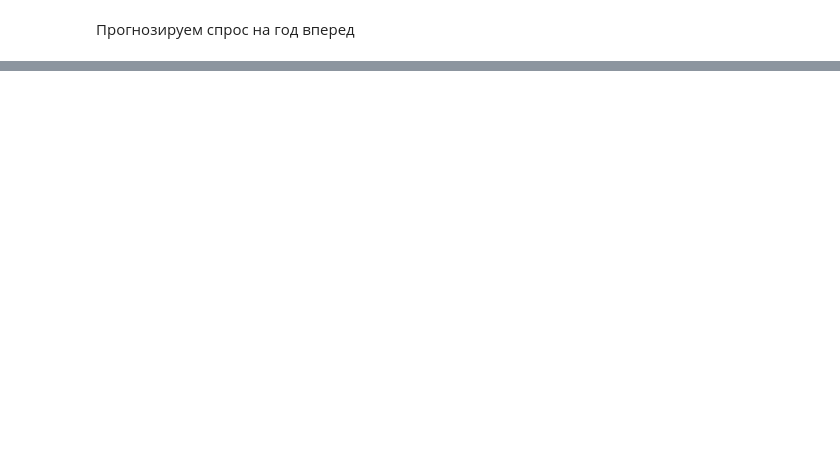
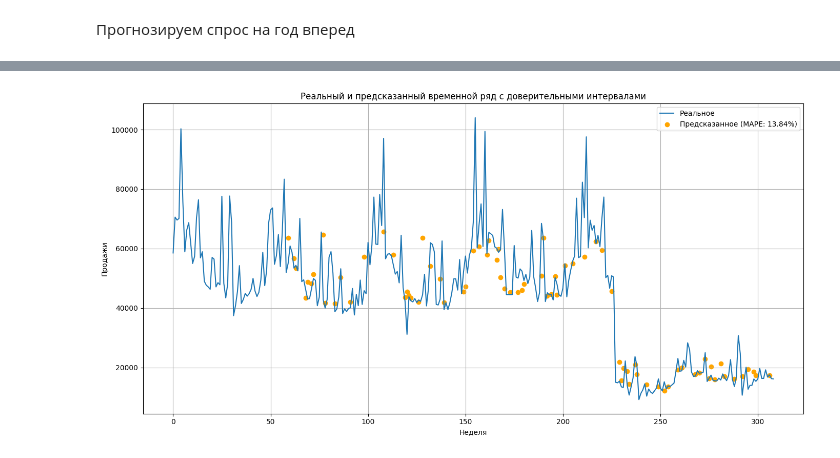
Before and after one commit to Walbyq/beer-sales-timeseries-forecast, a Jupyter notebook: beer_sales_timeseries.ipynb, the cells around one changed output, grey strips where cells are left out. Saved outputs shown, nothing was run; the diff lists cells and outputs as text; code cells hidden in the pictures; blank space fills up the shorter version.

```diff
--- a/beer_sales_timeseries.ipynb
+++ b/beer_sales_timeseries.ipynb
@@ -720,0 +722,7 @@ plt.show()
+# %%
+# Добавляем новую фиктивную переменную для определения структурного сдвига
+shift_df = df.copy()
+shift_df['structural_shift'] = (shift_df['date'] > '1995-10-05').astype(int)
+
+# Создаем датафрейм с лагами и сдвигом
+lagged_shift_df = create_lagged_df(shift_df)
@@ -720,0 +731,7 @@ plt.show()
+# %%
+# Разделение признаков и целевой переменной
+X = lagged_shift_df.drop(columns=['move']).dropna()
+y = lagged_shift_df['move'][X.index]
+
+# Разделение данных на обучающий и тестовый наборы последовательно
+X_train, X_test, y_train, y_test = train_test_split(X, y, test_size=0.3, random_state=42)
@@ -720,0 +740,26 @@ plt.show()
+# %%
+# Определение модели бустинга
+gbm_model = GradientBoostingRegressor(n_estimators=100, max_depth=5)
+
+# Обучение модели
+results = gbm_model.fit(X_train, y_train)
+# %%
+# Оценка обучения
+y_pred = results.predict(X_test)
+
+# Рассчет ошибки
+error = mean_absolute_percentage_error(y_test, y_pred)
+
+# График реального и предсказанного временного ряда с границами
+plt.figure(figsize=(14, 7))
+plt.plot(lagged_shift_df.index, lagged_shift_df['move'], label="Реальное")
+plt.scatter(lagged_shift_df.index[X_test.index], y_pred, label=f"Предсказанное (MAPE: {error:.2f}%)", color='orange')
+plt.legend()
+plt.title("Реальный и предсказанный временной ряд с доверительными интервалами")
+plt.xlabel("Неделя")
+plt.ylabel("Продажи")
+plt.grid()
+plt.tight_layout()
+plt.show()
+# %% [output]
+[figure, added]
```
Also changed, not shown: parts of 15 cells of this notebook.
